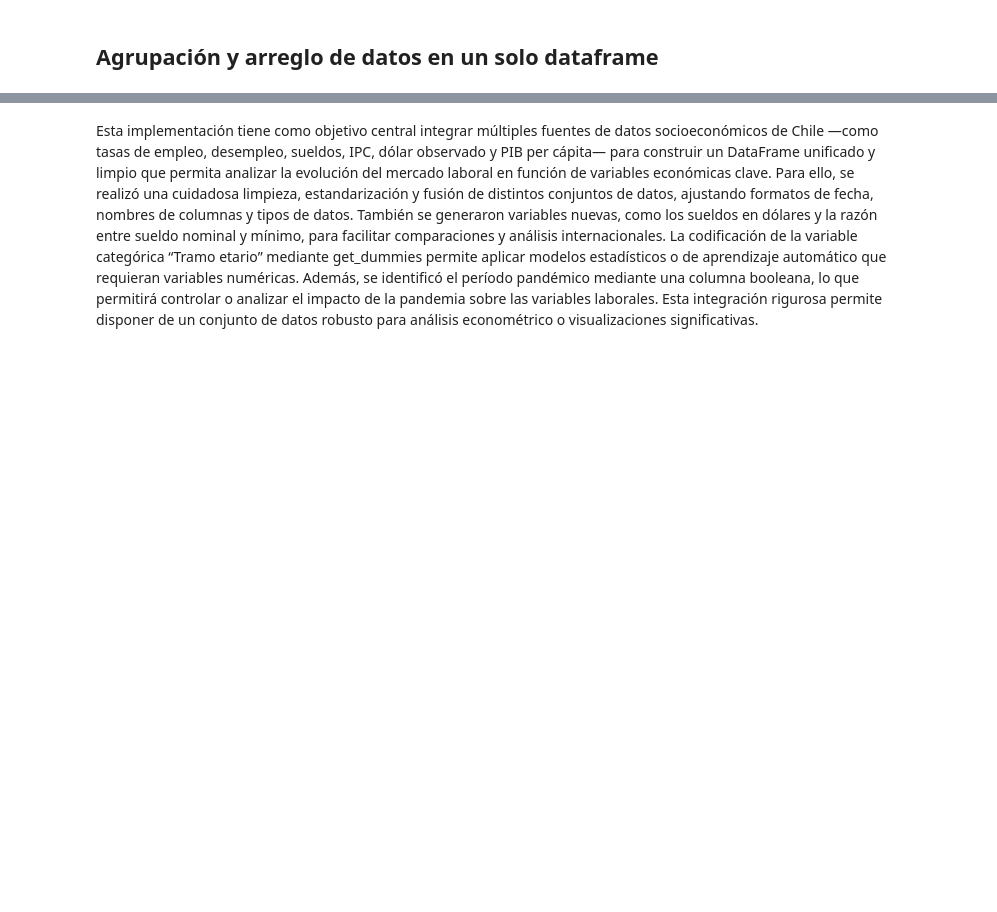
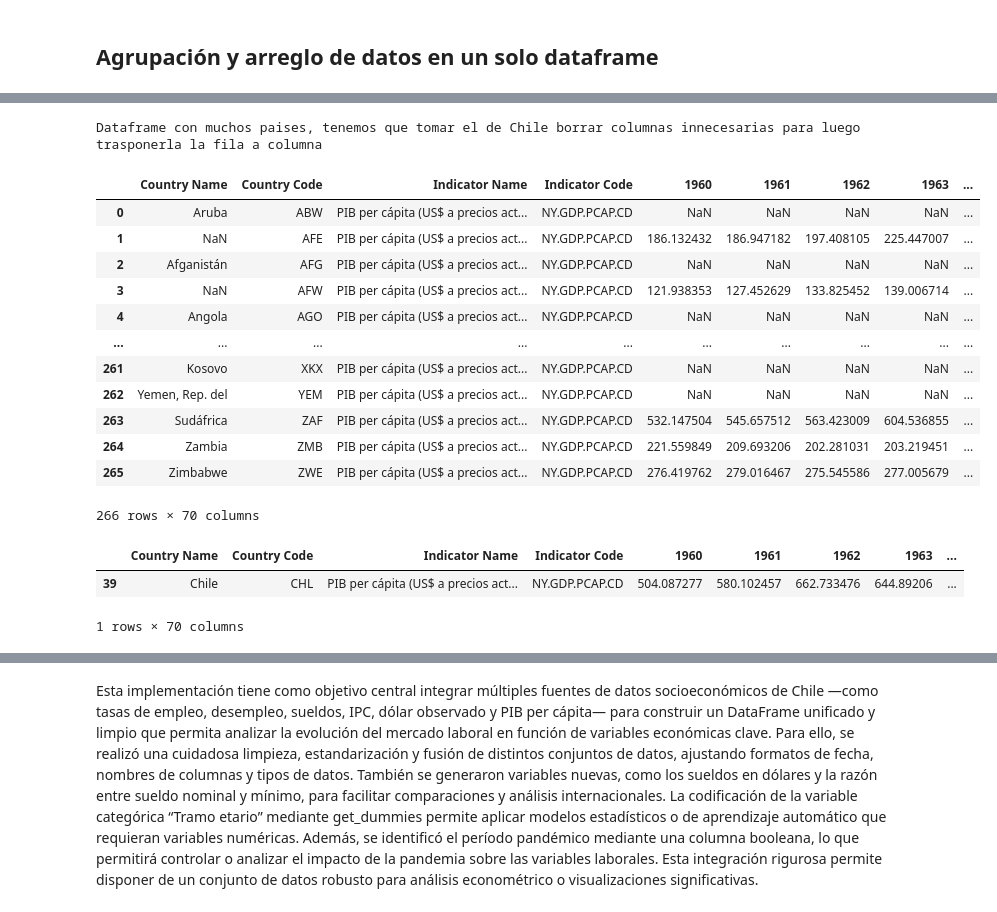
Before and after one commit to Martinosky/Proyecto_Mineria, a Jupyter notebook: Proyecto.ipynb, the cells around one changed output, grey strips where cells are left out. Saved outputs shown, nothing was run; the diff lists cells and outputs as text; code cells hidden in the pictures; blank space fills up the shorter version.

```diff
--- a/Proyecto.ipynb
+++ b/Proyecto.ipynb
@@ -14,0 +212,23 @@ Nuestro objetivo es que nuestros analisis de los datos sean de utilidad para el
+# %%
+
+print("Dataframe con muchos paises, tenemos que tomar el de Chile borrar columnas innecesarias para luego trasponerla la fila a columna")
+display(pib_percapita)
+display(pib_percapita[pib_percapita["Country Name"] == "Chile"])
+# %% [output]
+Dataframe con muchos paises, tenemos que tomar el de Chile borrar columnas innecesarias para luego trasponerla la fila a columna
+|  | Country Name | Country Code | Indicator Name | Indicator Code | 1960 | 1961 | 1962 | 1963 | ... |
+| 0 | Aruba | ABW | PIB per cápita (US$ a precios act... | NY.GDP.PCAP.CD | NaN | NaN | NaN | NaN | ... |
+| 1 | NaN | AFE | PIB per cápita (US$ a precios act... | NY.GDP.PCAP.CD | 186.132432 | 186.947182 | 197.408105 | 225.447007 | ... |
+| 2 | Afganistán | AFG | PIB per cápita (US$ a precios act... | NY.GDP.PCAP.CD | NaN | NaN | NaN | NaN | ... |
+| 3 | NaN | AFW | PIB per cápita (US$ a precios act... | NY.GDP.PCAP.CD | 121.938353 | 127.452629 | 133.825452 | 139.006714 | ... |
+| 4 | Angola | AGO | PIB per cápita (US$ a precios act... | NY.GDP.PCAP.CD | NaN | NaN | NaN | NaN | ... |
+| ... | ... | ... | ... | ... | ... | ... | ... | ... | ... |
+| 261 | Kosovo | XKX | PIB per cápita (US$ a precios act... | NY.GDP.PCAP.CD | NaN | NaN | NaN | NaN | ... |
+| 262 | Yemen, Rep. del | YEM | PIB per cápita (US$ a precios act... | NY.GDP.PCAP.CD | NaN | NaN | NaN | NaN | ... |
+| 263 | Sudáfrica | ZAF | PIB per cápita (US$ a precios act... | NY.GDP.PCAP.CD | 532.147504 | 545.657512 | 563.423009 | 604.536855 | ... |
+| 264 | Zambia | ZMB | PIB per cápita (US$ a precios act... | NY.GDP.PCAP.CD | 221.559849 | 209.693206 | 202.281031 | 203.219451 | ... |
+| 265 | Zimbabwe | ZWE | PIB per cápita (US$ a precios act... | NY.GDP.PCAP.CD | 276.419762 | 279.016467 | 275.545586 | 277.005679 | ... |
+266 rows × 70 columns
+|  | Country Name | Country Code | Indicator Name | Indicator Code | 1960 | 1961 | 1962 | 1963 | ... |
+| 39 | Chile | CHL | PIB per cápita (US$ a precios act... | NY.GDP.PCAP.CD | 504.087277 | 580.102457 | 662.733476 | 644.89206 | ... |
+1 rows × 70 columns
```
Also changed, not shown: parts of 13 cells of this notebook.
